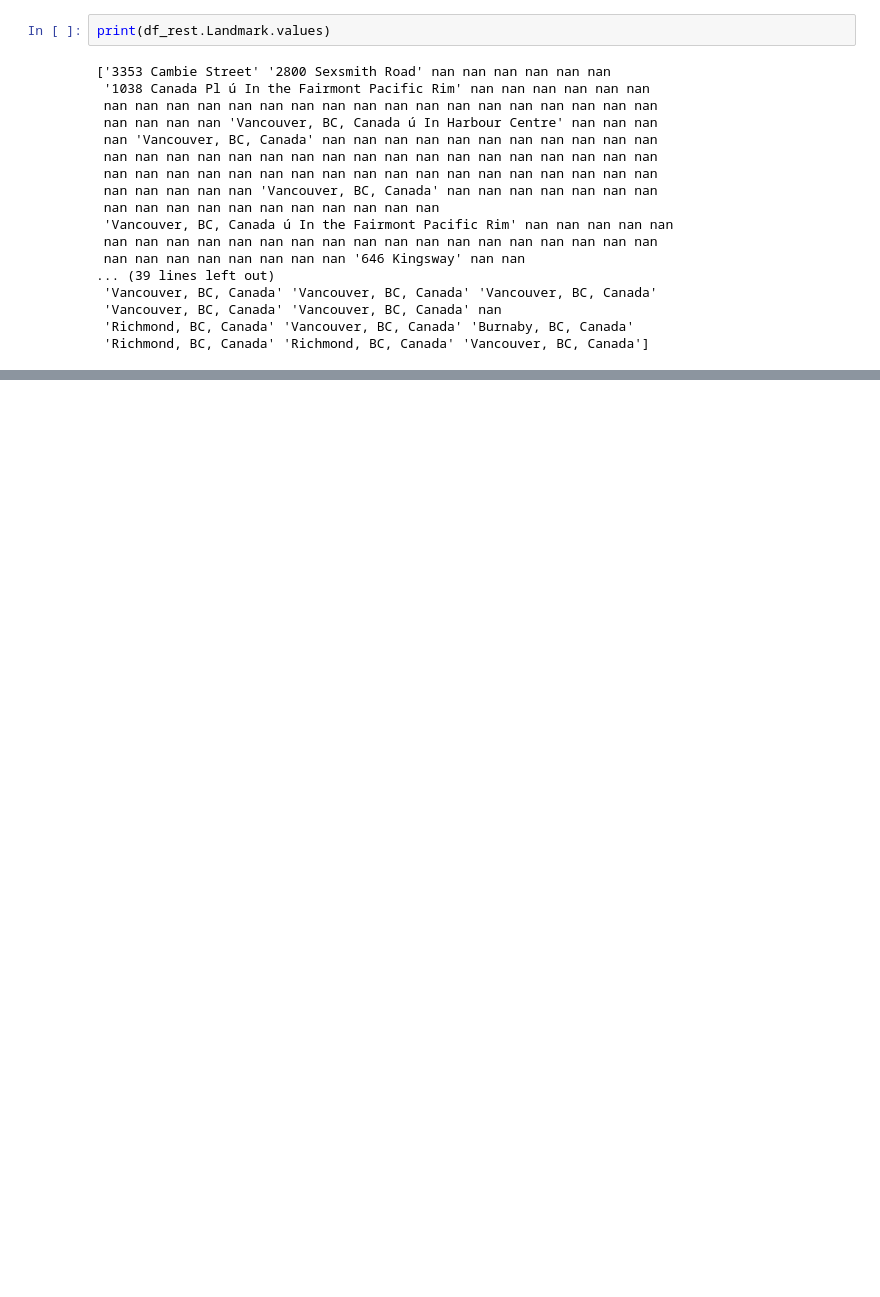
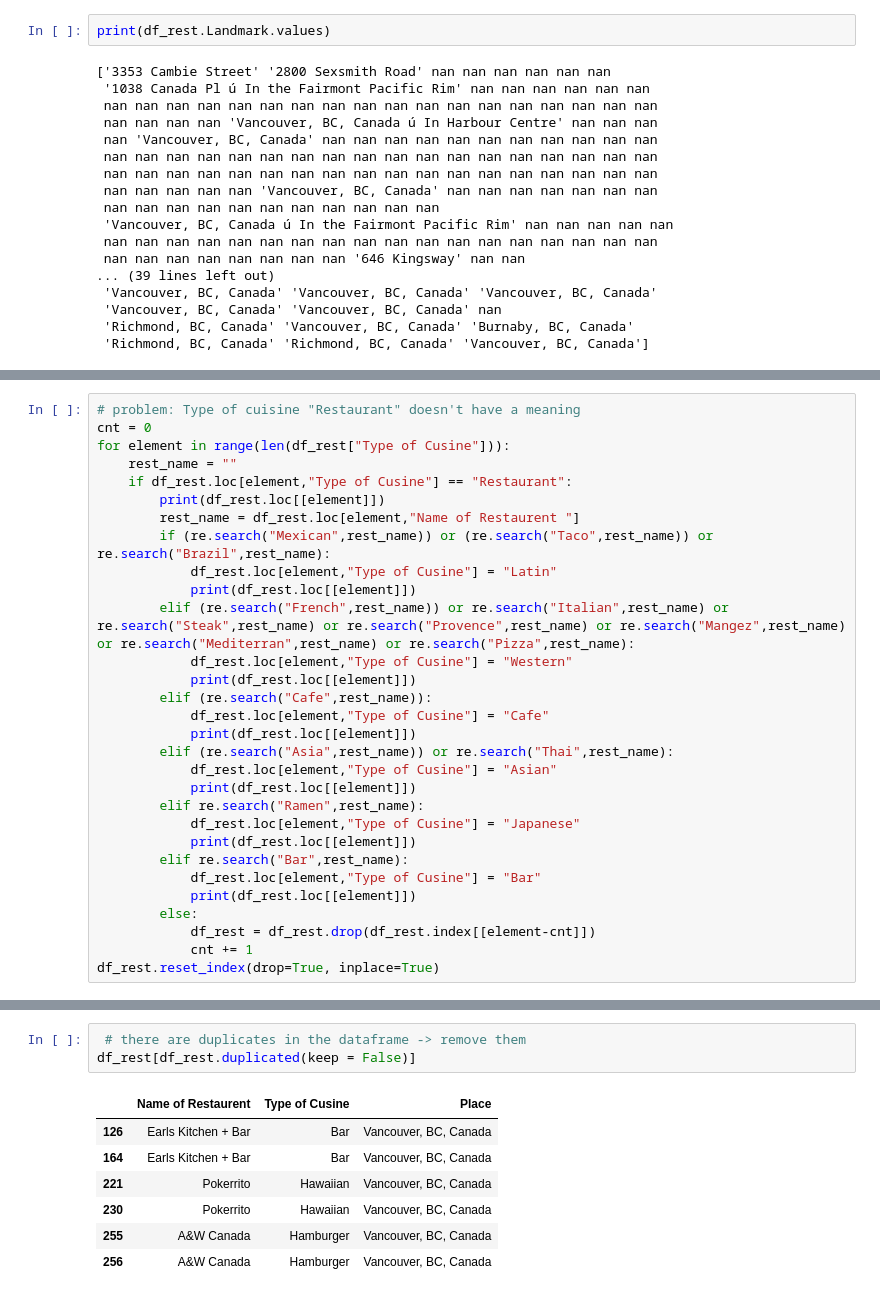
Before and after one commit to leanohl/BA_ClusteringofRestaurants, a Jupyter notebook: clusteringVancouver.ipynb, the cells around one changed output, grey strips where cells are left out. Saved outputs shown, nothing was run; the diff lists cells and outputs as text; blank space fills up the shorter version.

```diff
--- a/clusteringVancouver.ipynb
+++ b/clusteringVancouver.ipynb
@@ -91,0 +126,30 @@ print(df_rest.head())
+# %%
+# problem: Type of cuisine "Restaurant" doesn't have a meaning
+cnt = 0
+for element in range(len(df_rest["Type of Cusine"])):
+    rest_name = ""
+    if df_rest.loc[element,"Type of Cusine"] == "Restaurant":
+        print(df_rest.loc[[element]])
+        rest_name = df_rest.loc[element,"Name of Restaurent "]
+        if (re.search("Mexican",rest_name)) or (re.search("Taco",rest_name)) or re.search("Brazil",rest_name):
+            df_rest.loc[element,"Type of Cusine"] = "Latin"
+            print(df_rest.loc[[element]])
+        elif (re.search("French",rest_name)) or re.search("Italian",rest_name) or re.search("Steak",rest_name) or re.search("Provence",rest_name) or re.search("Mangez",rest_name) or re.search("Mediterran",rest_name) or re.search("Pizza",rest_name):
+            df_rest.loc[element,"Type of Cusine"] = "Western"
+            print(df_rest.loc[[element]])
+        elif (re.search("Cafe",rest_name)):
+            df_rest.loc[element,"Type of Cusine"] = "Cafe"
+            print(df_rest.loc[[element]])
+        elif (re.search("Asia",rest_name)) or re.search("Thai",rest_name):
+            df_rest.loc[element,"Type of Cusine"] = "Asian"
+            print(df_rest.loc[[element]])
+        elif re.search("Ramen",rest_name):
+            df_rest.loc[element,"Type of Cusine"] = "Japanese"
+            print(df_rest.loc[[element]])
+        elif re.search("Bar",rest_name):
+            df_rest.loc[element,"Type of Cusine"] = "Bar"
+            print(df_rest.loc[[element]])
+        else:
+            df_rest = df_rest.drop(df_rest.index[[element-cnt]])
+            cnt += 1
+df_rest.reset_index(drop=True, inplace=True)
@@ -91,0 +174,11 @@ print(df_rest.head())
+# %%
+ # there are duplicates in the dataframe -> remove them
+df_rest[df_rest.duplicated(keep = False)]
+# %% [output]
+|  | Name of Restaurent | Type of Cusine | Place |
+| 126 | Earls Kitchen + Bar | Bar | Vancouver, BC, Canada |
+| 164 | Earls Kitchen + Bar | Bar | Vancouver, BC, Canada |
+| 221 | Pokerrito | Hawaiian | Vancouver, BC, Canada |
+| 230 | Pokerrito | Hawaiian | Vancouver, BC, Canada |
+| 255 | A&W Canada | Hamburger | Vancouver, BC, Canada |
+| 256 | A&W Canada | Hamburger | Vancouver, BC, Canada |
```
Also changed, not shown: parts of 14 cells of this notebook, 1 other file.
